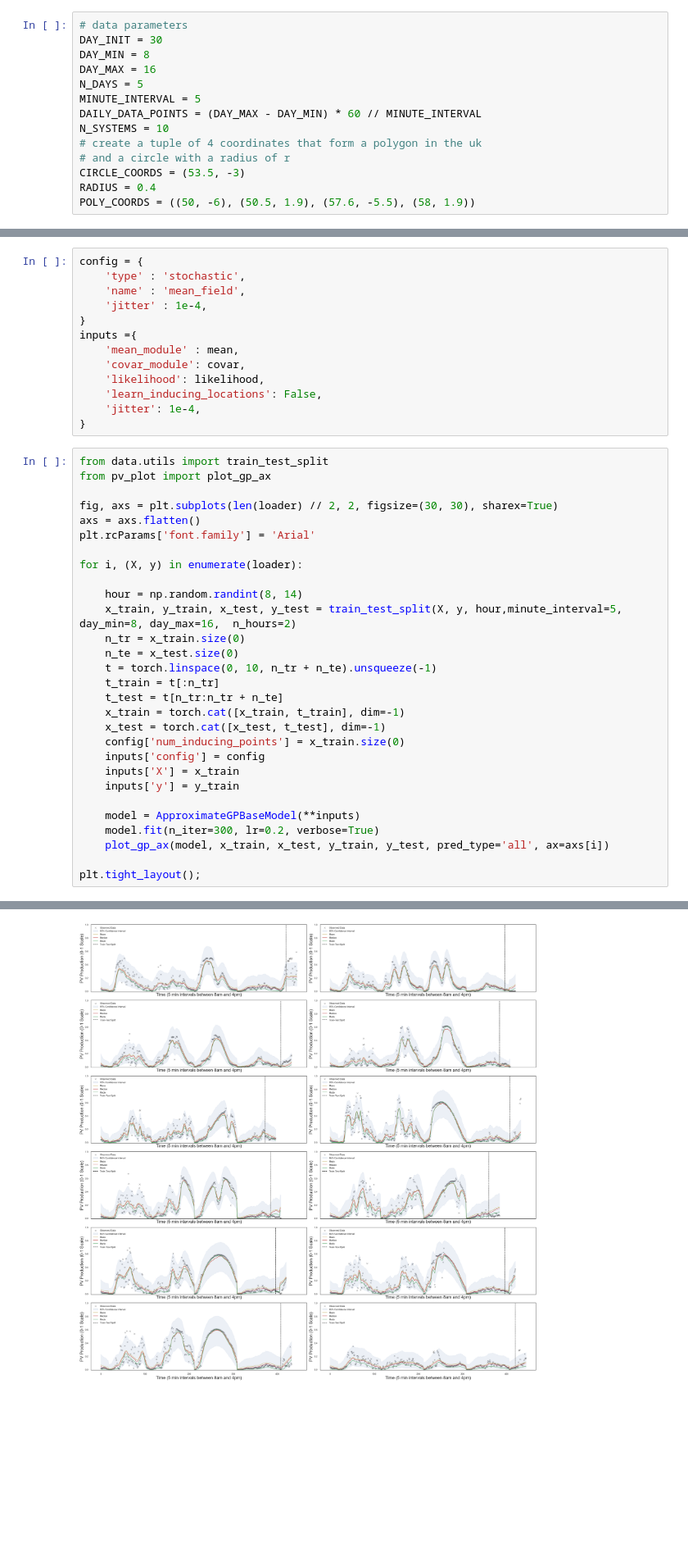
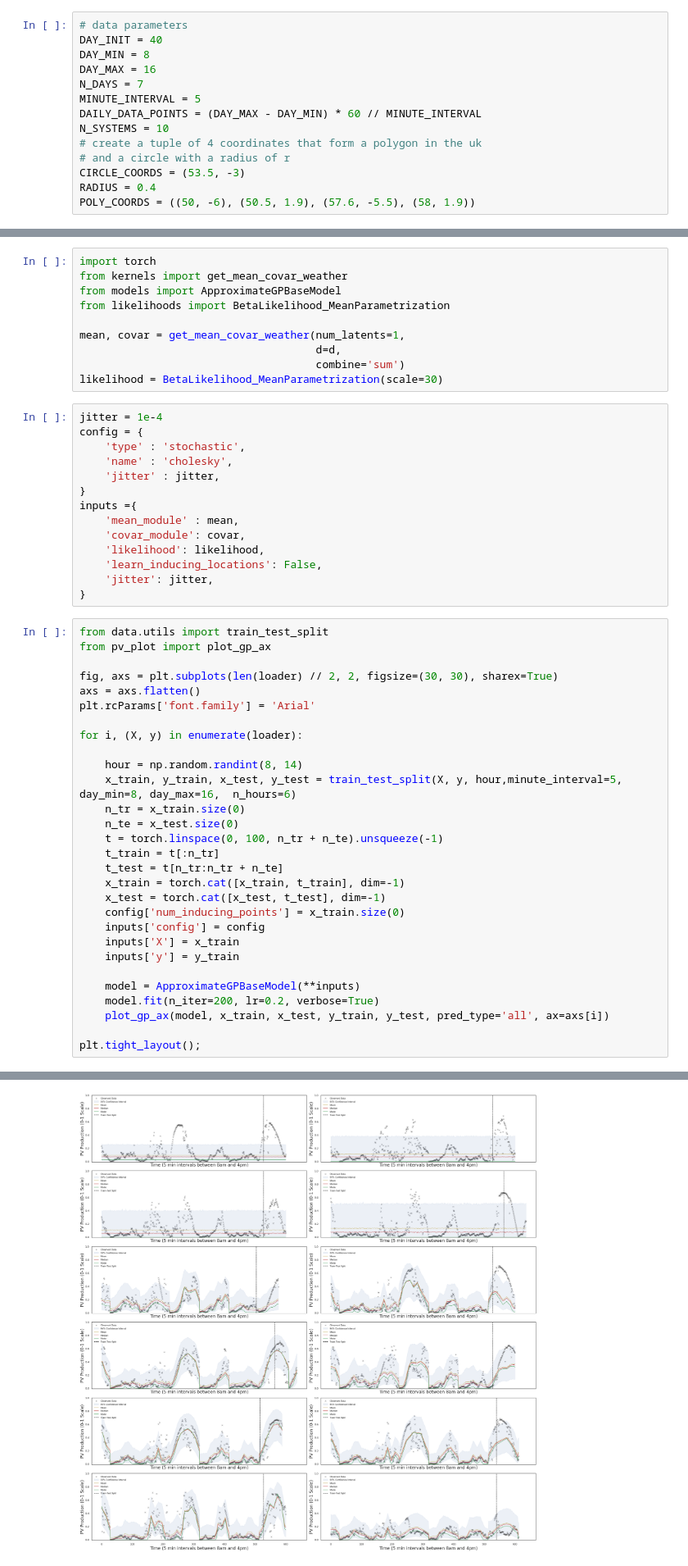
Before and after one commit to eirikbaekkelund/Dissertation, a Jupyter notebook: examples/using data/weather_data.ipynb, the cells around one changed output, grey strips where cells are left out. Shown at 82% size. Saved outputs shown, nothing was run; the diff lists cells and outputs as text; blank space fills up the shorter version.

```diff
--- a/examples/using data/weather_data.ipynb
+++ b/examples/using data/weather_data.ipynb
@@ -165,10 +161,10 @@ unique_lat_lon = df[['latitude', 'longitude']].drop_duplicates()
 save_csv(unique_lat_lon, folder_name='pv_data', file_name='location_data_weather_clean.csv')
 # %%
 # data parameters
-DAY_INIT = 30
+DAY_INIT = 40
 DAY_MIN = 8
 DAY_MAX = 16
-N_DAYS = 5
+N_DAYS = 7
 MINUTE_INTERVAL = 5
 DAILY_DATA_POINTS = (DAY_MAX - DAY_MIN) * 60 // MINUTE_INTERVAL
 N_SYSTEMS = 10
@@ -248,15 +221,26 @@ temp dims tensor([5])
+# %%
+import torch
+from kernels import get_mean_covar_weather
+from models import ApproximateGPBaseModel
+from likelihoods import BetaLikelihood_MeanParametrization
+
+mean, covar = get_mean_covar_weather(num_latents=1,
+                                     d=d,
+                                     combine='sum')
+likelihood = BetaLikelihood_MeanParametrization(scale=30)
 # %%
+jitter = 1e-4
 config = {
     'type' : 'stochastic',
-    'name' : 'mean_field',
-    'jitter' : 1e-4,
+    'name' : 'cholesky',
+    'jitter' : jitter,
 }
 inputs ={
     'mean_module' : mean,
     'covar_module': covar,
     'likelihood': likelihood,
     'learn_inducing_locations': False,
-    'jitter': 1e-4,
+    'jitter': jitter,
 }
 # %%
 from data.utils import train_test_split
@@ -269,10 +253,10 @@ plt.rcParams['font.family'] = 'Arial'
 for i, (X, y) in enumerate(loader):
 
     hour = np.random.randint(8, 14)
-    x_train, y_train, x_test, y_test = train_test_split(X, y, hour,minute_interval=5, day_min=8, day_max=16,  n_hours=2)
+    x_train, y_train, x_test, y_test = train_test_split(X, y, hour,minute_interval=5, day_min=8, day_max=16,  n_hours=6)
     n_tr = x_train.size(0)
     n_te = x_test.size(0)
-    t = torch.linspace(0, 10, n_tr + n_te).unsqueeze(-1)
+    t = torch.linspace(0, 100, n_tr + n_te).unsqueeze(-1)
     t_train = t[:n_tr]
     t_test = t[n_tr:n_tr + n_te]
     x_train = torch.cat([x_train, t_train], dim=-1)
@@ -283,7 +267,7 @@ for i, (X, y) in enumerate(loader):
     inputs['y'] = y_train
 
     model = ApproximateGPBaseModel(**inputs)
-    model.fit(n_iter=300, lr=0.2, verbose=True)
+    model.fit(n_iter=200, lr=0.2, verbose=True)
     plot_gp_ax(model, x_train, x_test, y_train, y_test, pred_type='all', ax=axs[i])
 
 plt.tight_layout();
@@ -308 +309 @@ Iter 300/300 - Loss: -1.892
-[figure, old version]
+[figure, new version]
```
Also changed, not shown: parts of 4 cells of this notebook, 18 other files.
